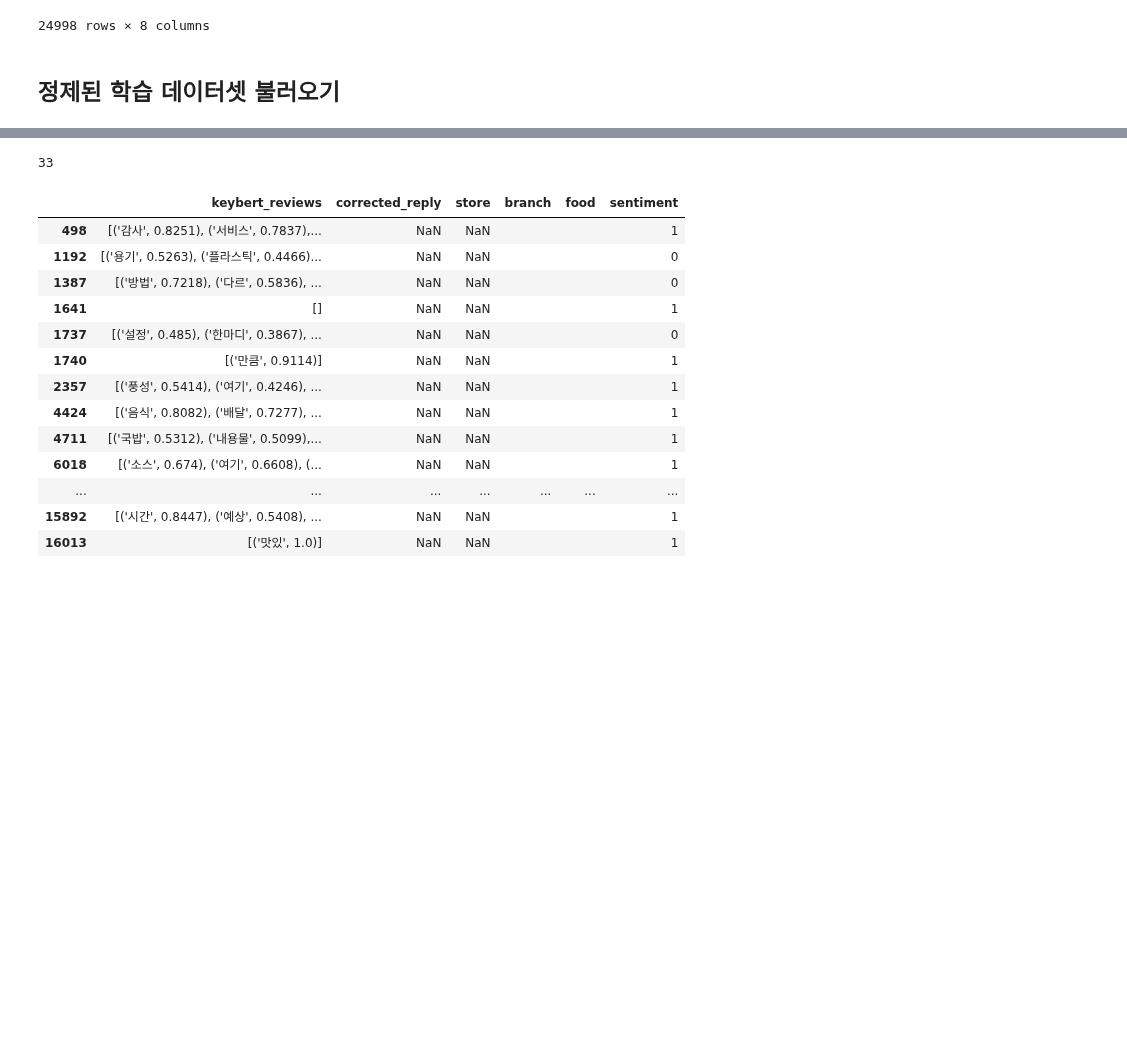
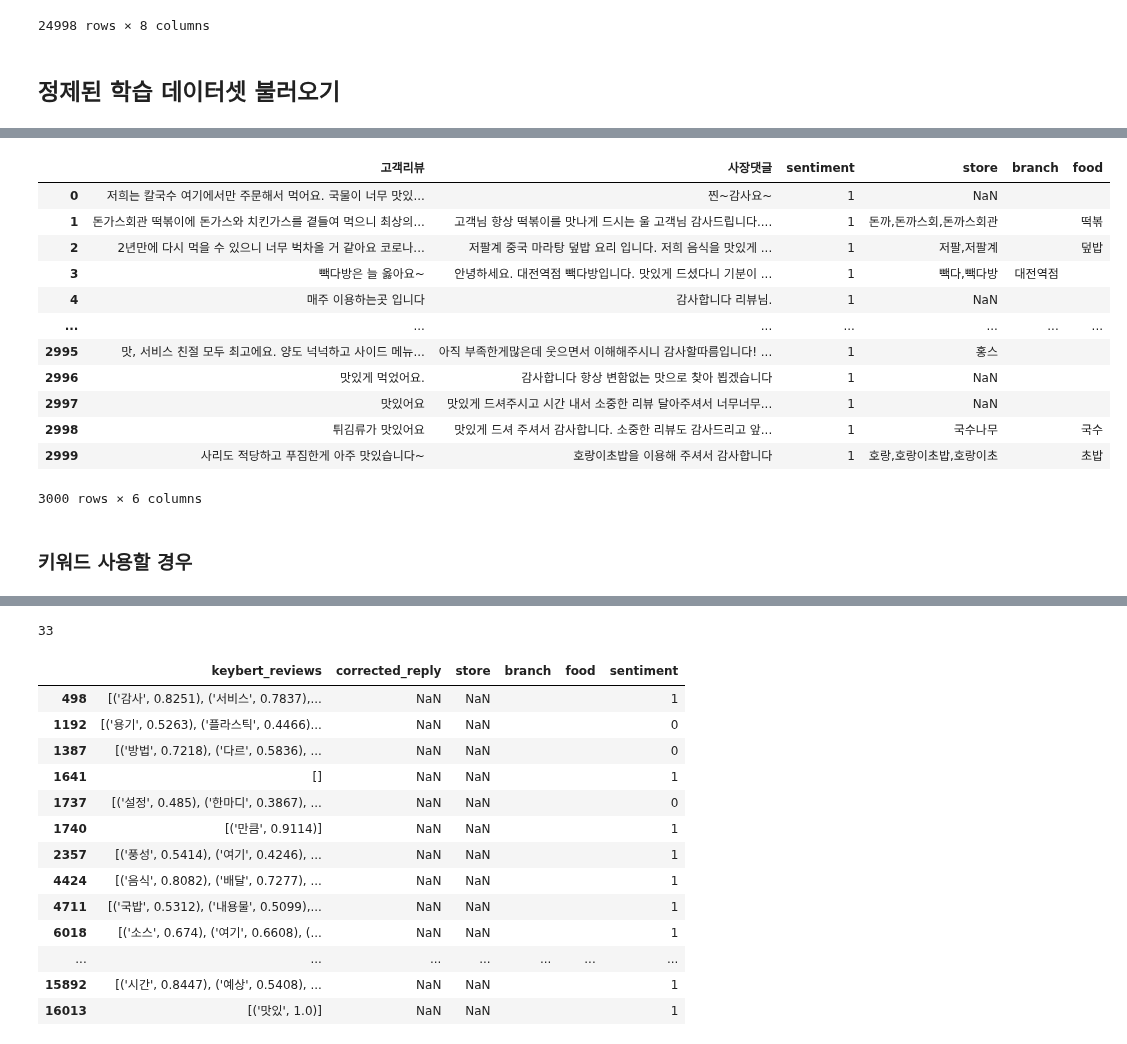
Before and after one commit to swoo-nam/BootCamp_project_final, a Jupyter notebook: 이소현_서비스2_모델링2.ipynb, the cells around one changed output, grey strips where cells are left out. Saved outputs shown, nothing was run; the diff lists cells and outputs as text; code cells hidden in the pictures; blank space fills up the shorter version.

```diff
--- a/이소현_서비스2_모델링2.ipynb
+++ b/이소현_서비스2_모델링2.ipynb
@@ -62,0 +80,17 @@ df_train, df_test = train_test_split(yogiyo, test_size=0.2, random_state=SEED, s
+# %%
+ps_df = pd.read_csv(f"{DATA_PATH}0908_ps_df.csv")
+ps_df
+# %% [output]
+|  | 고객리뷰 | 사장댓글 | sentiment | store | branch | food |
+| 0 | 저희는 칼국수 여기에서만 주문해서 먹어요. 국물이 너무 맛있... | 찐~감사요~ | 1 | NaN |  |  |
+| 1 | 돈가스회관 떡볶이에 돈가스와 치킨가스를 곁들여 먹으니 최상의... | 고객님 항상 떡볶이를 맛나게 드시는 울 고객님 감사드립니다.... | 1 | 돈까,돈까스회,돈까스회관 |  | 떡볶 |
+| 2 | 2년만에 다시 먹을 수 있으니 너무 벅차올 거 같아요 코로나... | 저팔계 중국 마라탕 덮밥 요리 입니다. 저희 음식을 맛있게 ... | 1 | 저팔,저팔계 |  | 덮밥 |
+| 3 | 빽다방은 늘 옳아요~ | 안녕하세요. 대전역점 빽다방입니다. 맛있게 드셨다니 기분이 ... | 1 | 빽다,빽다방 | 대전역점 |  |
+| 4 | 매주 이용하는곳 입니다 | 감사합니다 리뷰님. | 1 | NaN |  |  |
+| ... | ... | ... | ... | ... | ... | ... |
+| 2995 | 맛, 서비스 친절 모두 최고에요. 양도 넉넉하고 사이드 메뉴... | 아직 부족한게많은데 웃으면서 이해해주시니 감사할따름입니다! ... | 1 | 홍스 |  |  |
+| 2996 | 맛있게 먹었어요. | 감사합니다 항상 변함없는 맛으로 찾아 뵙겠습니다 | 1 | NaN |  |  |
+| 2997 | 맛있어요 | 맛있게 드셔주시고 시간 내서 소중한 리뷰 달아주셔서 너무너무... | 1 | NaN |  |  |
+| 2998 | 튀김류가 맛있어요 | 맛있게 드셔 주셔서 감사합니다. 소중한 리뷰도 감사드리고 앞... | 1 | 국수나무 |  | 국수 |
+| 2999 | 사리도 적당하고 푸짐한게 아주 맛있습니다~ | 호랑이초밥을 이용해 주셔서 감사합니다 | 1 | 호랑,호랑이초밥,호랑이초 |  | 초밥 |
+3000 rows × 6 columns
@@ -63,3 +100,5 @@ df_train, df_test = train_test_split(yogiyo, test_size=0.2, random_state=SEED, s
+# %% [markdown]
+### 키워드 사용할 경우
 # %%
 df = pd.read_csv(f"{DATA_PATH}0906.csv")
 df
```
Also changed, not shown: parts of 53 cells of this notebook.
